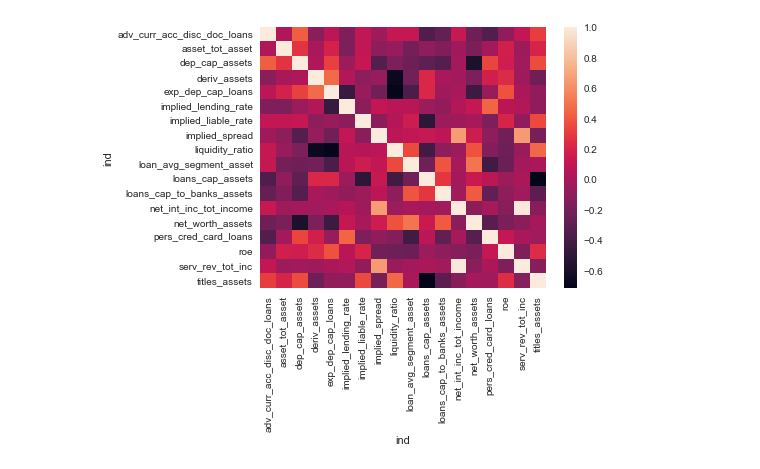
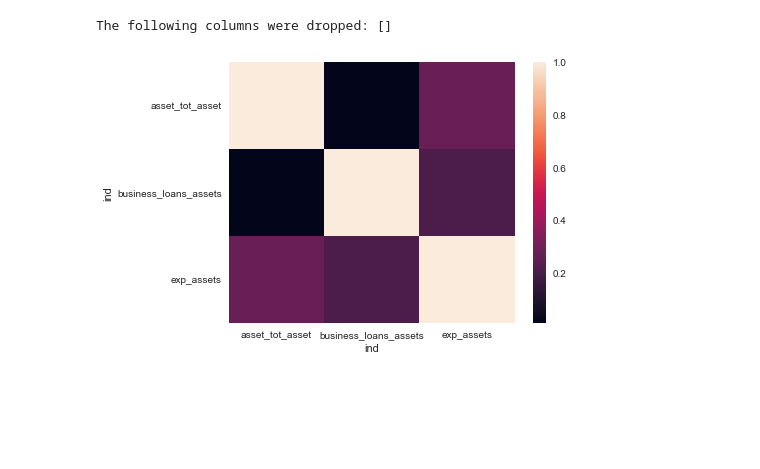
Before and after one commit to maxielias/cbbm, a Jupyter notebook: cbbm/cluster_analysis.ipynb, the cells around one changed output. Cells and saved outputs as stored; diff of their text form; code cells hidden in the pictures; blank space fills up the shorter version.

```diff
--- a/cbbm/cluster_analysis.ipynb
+++ b/cbbm/cluster_analysis.ipynb
@@ -59,0 +47,13 @@ array(['serv_rev_tot_inc', 'titles_assets', 'dep_cap_assets',
+# %%
+# Load dataframe with average weighted value of loan segments
+oscwd = os.getcwd()
+df_entidad = pd.read_csv(os.path.join(oscwd, "data/GH.txt"), encoding="utf-8",
+                            dtype = {
+                                    'CODIGO': int, 'ENTIDAD': str,
+                                    'Grupo': float
+                                    }
+                                    # parse_dates=['Periodo'],
+                            )
+drop_ent = list(df_entidad["CODIGO"][df_entidad["Grupo"]==8.0])
+drop_append = [143, 158, 384, 45030]
+drop_ent = drop_ent + drop_append
@@ -59,0 +67,9 @@ array(['serv_rev_tot_inc', 'titles_assets', 'dep_cap_assets',
+# %%
+with open("data/kpi.json", "r") as kpi_json:
+    kpi_list = json.load(kpi_json)
+list_kpis_paper = ["business_loans_assets", "asset_tot_asset", "exp_assets"]
+data_kpis = pd.read_csv("data/kpis.csv")
+drop_ind = list_kpis_paper
+data_kpis = data_kpis[data_kpis["ind"].isin(drop_ind)]
+data_kpis = data_kpis[~data_kpis["ent"].isin(drop_ent)]
+kpis = data_kpis[data_kpis["ind"].isin(drop_ind)]["ind"].unique()
@@ -60,8 +83,8 @@ array(['serv_rev_tot_inc', 'titles_assets', 'dep_cap_assets',
 # %%
-data = transform_functions.get_mean_pivot_table(data_kpis, 0, 2, 1, 3, 2015, 2015)
+start = 2007
+end = 2017
+data = transform_functions.get_mean_pivot_table(data_kpis, 0, 2, 1, 3, start, end)
 df_corr, data = benchmarks.find_and_drop_correlated_features(data, labels_col="ent", threshold=0.7, drop=True, plot=True)
-# display([c for c in data.columns if c not in df.columns])
-# display(df_corr)
-# display(df)
 # %% [output]
+The following columns were dropped: []
-[figure, old version]
+[figure, new version]
```
Also changed, not shown: parts of 26 cells of this notebook, 15 other files.
